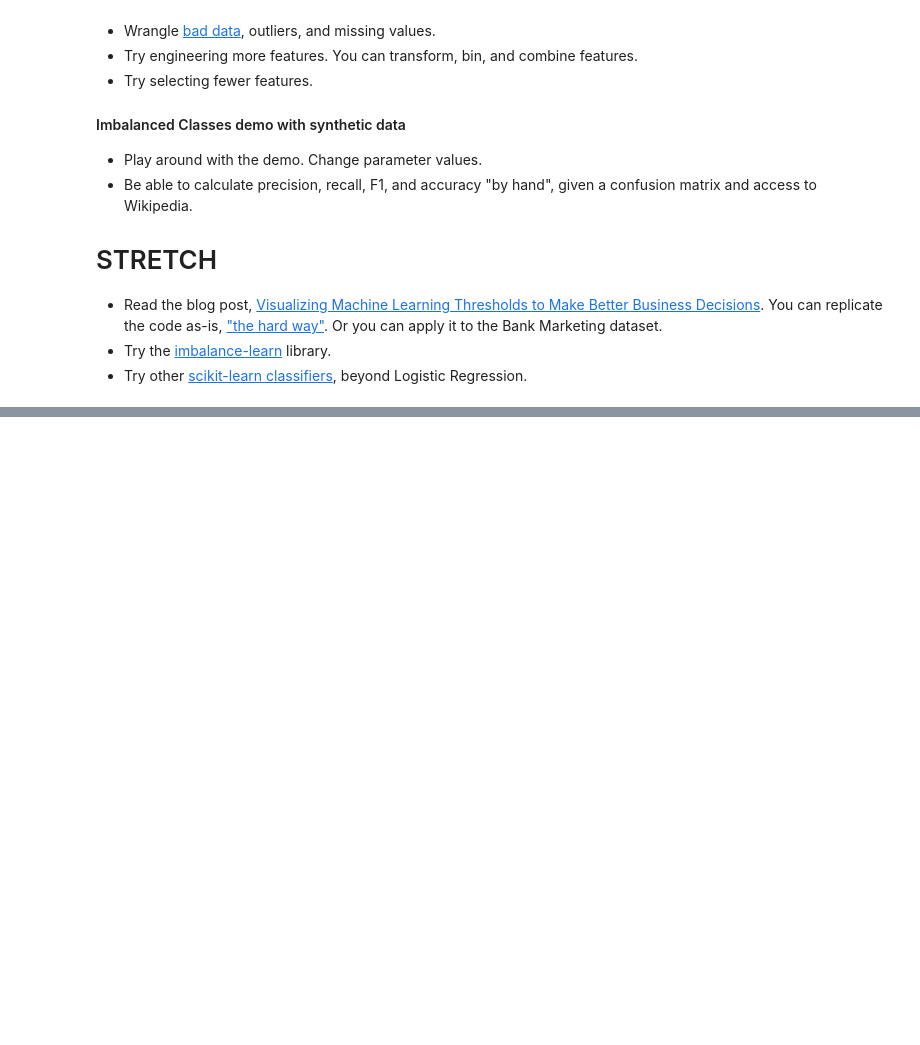
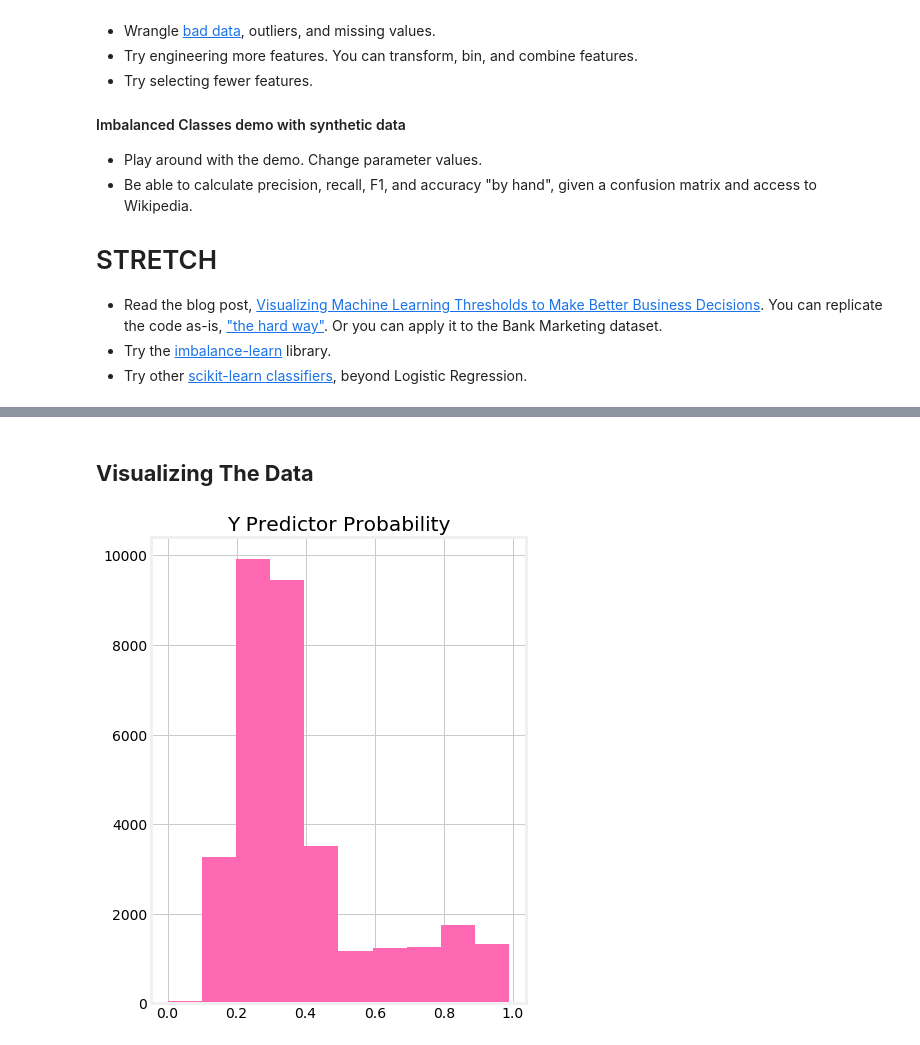
Before and after one commit to LambdaSchool/DS-Unit-2-Sprint-3-Classification-Validation, a Jupyter notebook: module3-classification-metrics/LS_DS_233_Classification_Metrics_Imbalanced_Classes.ipynb, the cells around one changed output, grey strips where cells are left out. Saved outputs shown, nothing was run; the diff lists cells and outputs as text; code cells hidden in the pictures; blank space fills up the shorter version.

```diff
--- a/module3-classification-metrics/LS_DS_233_Classification_Metrics_Imbalanced_Classes.ipynb
+++ b/module3-classification-metrics/LS_DS_233_Classification_Metrics_Imbalanced_Classes.ipynb
@@ -483,0 +653,3 @@ How do the evaluation metrics and decision region plots change?
+# %%
+# Loaded the data above, but doing it again just because
+bank = pd.read_csv('bank-additional/bank-additional-full.csv', sep=';')
@@ -483,0 +675,23 @@ How do the evaluation metrics and decision region plots change?
+# %%
+# Assign to X, y
+X = bank.drop(columns='y')
+y = bank['y'] == 'yes'
+
+# Drop leaky feature
+X = X.drop(columns='duration')
+
+# Split Train, Test
+X_train, X_test, y_train, y_test = train_test_split(X, y, test_size=0.2, random_state=42, stratify=y)
+
+# Make model:
+model = LogisticRegression(solver='lbfgs', max_iter=1000, class_weight=class_weight)
+
+# Make pipeline
+pipeline = make_pipeline(
+    ce.OneHotEncoder(use_cat_names=True),
+    StandardScaler(),
+    model
+)
+# %%
+# Cross Validation Prediction
+y_pred_proba = cross_val_predict(pipeline, X_train, y_train, cv=3, n_jobs=-1, method='predict_proba')[:,1]
@@ -483,0 +724,16 @@ How do the evaluation metrics and decision region plots change?
+# %% [markdown]
+## **Visualizing The Data**
+# %%
+# Setting up plot and style
+plt.style.use('fivethirtyeight')
+fig, ax = plt.subplots()
+# Little Details
+fig.set_facecolor('white')
+ax.set_facecolor('white')
+fig.set_figheight(8)
+fig.set_figwidth(6)
+# Trying with a histogram
+ax.hist(y_pred_proba, color='hotpink');
+plt.title('Y Predictor Probability');
+# %% [output]
+[figure, added]
```
Also changed, not shown: parts of 20 cells of this notebook.
